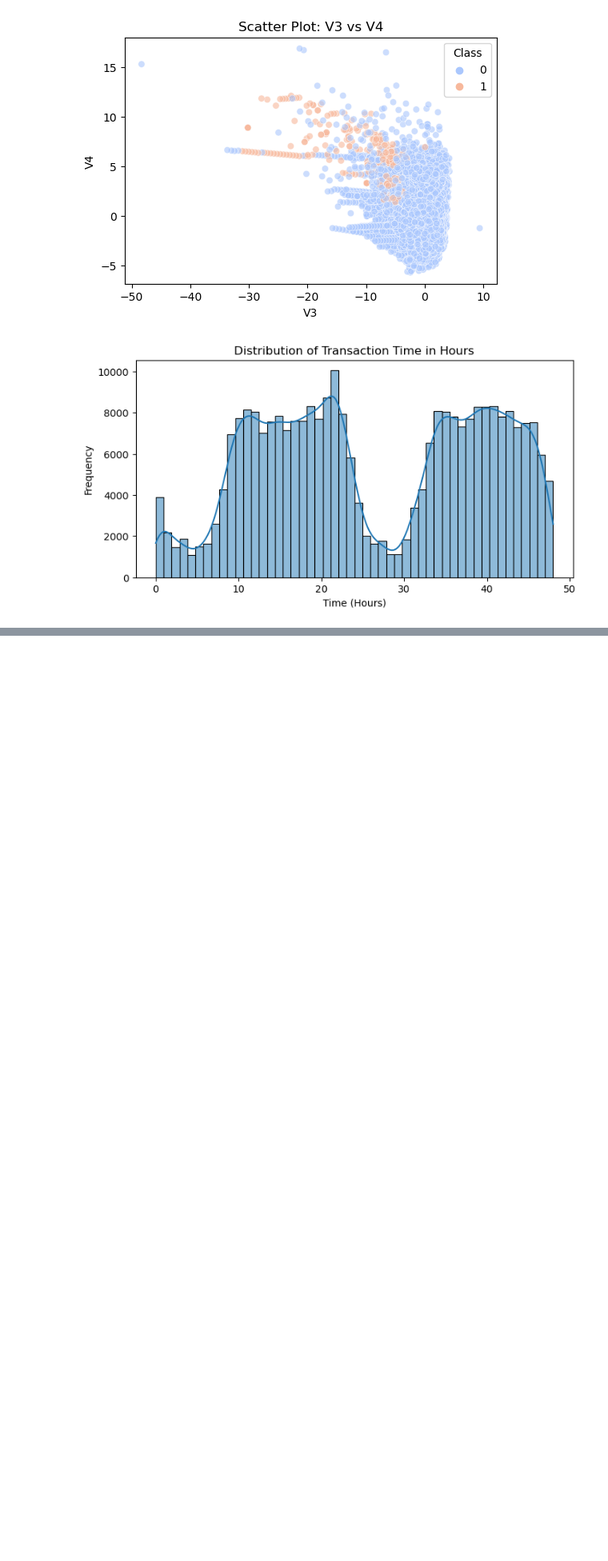
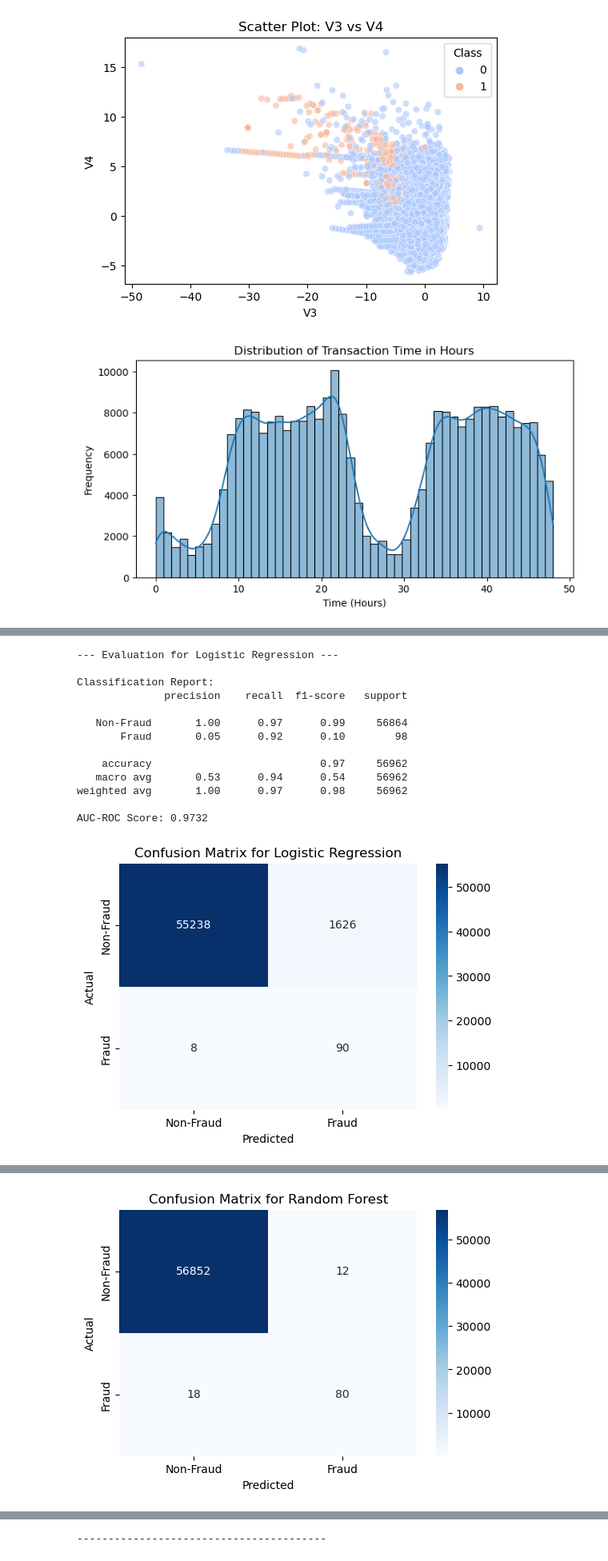
Before and after one commit to GawaleDhanshri/Credit-Card-Fraud-Detection, a Jupyter notebook: Credit Card Fraud Detection.ipynb, the cells around one changed output, grey strips where cells are left out. Shown at 80% size. Saved outputs shown, nothing was run; the diff lists cells and outputs as text; code cells hidden in the pictures; blank space fills up the shorter version.

Commit message:
Update: completed the model

```diff
--- a/Credit Card Fraud Detection.ipynb
+++ b/Credit Card Fraud Detection.ipynb
@@ -253,0 +311,16 @@ plt.show()
+# %%
+from imblearn.over_sampling import SMOTE
+
+# Check class distribution before SMOTE
+print("Number of transactions in y_train before SMOTE:")
+print(y_train.value_counts())
+
+# Initialize SMOTE
+smote = SMOTE(random_state=42)
+
+# Fit and apply SMOTE to the training data
+X_train_resampled, y_train_resampled = smote.fit_resample(X_train, y_train)
+
+# Check class distribution after SMOTE
+print("\nNumber of transactions in y_train after SMOTE:")
+print(y_train_resampled.value_counts())
@@ -253,0 +382,54 @@ plt.show()
+# %%
+from sklearn.metrics import classification_report, roc_auc_score, confusion_matrix
+import seaborn as sns
+import matplotlib.pyplot as plt
+
+# Evaluate each model on the test set
+for name, model in models.items():
+    print(f"--- Evaluation for {name} ---")
+
+    # Make predictions
+    y_pred = model.predict(X_test)
+    y_pred_proba = model.predict_proba(X_test)[:, 1]
+
+    # Classification Report
+    print("\nClassification Report:")
+    print(classification_report(y_test, y_pred, target_names=['Non-Fraud', 'Fraud']))
+
+    # AUC-ROC Score
+    auc_score = roc_auc_score(y_test, y_pred_proba)
+    print(f"AUC-ROC Score: {auc_score:.4f}\n")
+
+    # Confusion Matrix
+    cm = confusion_matrix(y_test, y_pred)
+
+    plt.figure(figsize=(6, 4))
+    sns.heatmap(
+        cm,
+        annot=True,
+        fmt='d',
+        cmap='Blues',
+        xticklabels=['Non-Fraud', 'Fraud'],
+        yticklabels=['Non-Fraud', 'Fraud']
+    )
+    plt.title(f'Confusion Matrix for {name}')
+    plt.xlabel('Predicted')
+    plt.ylabel('Actual')
+    plt.show()
+
+    print("-" * 40)
+# %% [output]
+--- Evaluation for Logistic Regression ---
+
+Classification Report:
+              precision    recall  f1-score   support
+
+   Non-Fraud       1.00      0.97      0.99     56864
+       Fraud       0.05      0.92      0.10        98
+
+    accuracy                           0.97     56962
+   macro avg       0.53      0.94      0.54     56962
+weighted avg       1.00      0.97      0.98     56962
+
+AUC-ROC Score: 0.9732
+[figure, added]
@@ -253,0 +450 @@ plt.show()
+[figure, added]
@@ -253,0 +466 @@ plt.show()
+----------------------------------------
```
Also changed, not shown: parts of 8 cells of this notebook.
